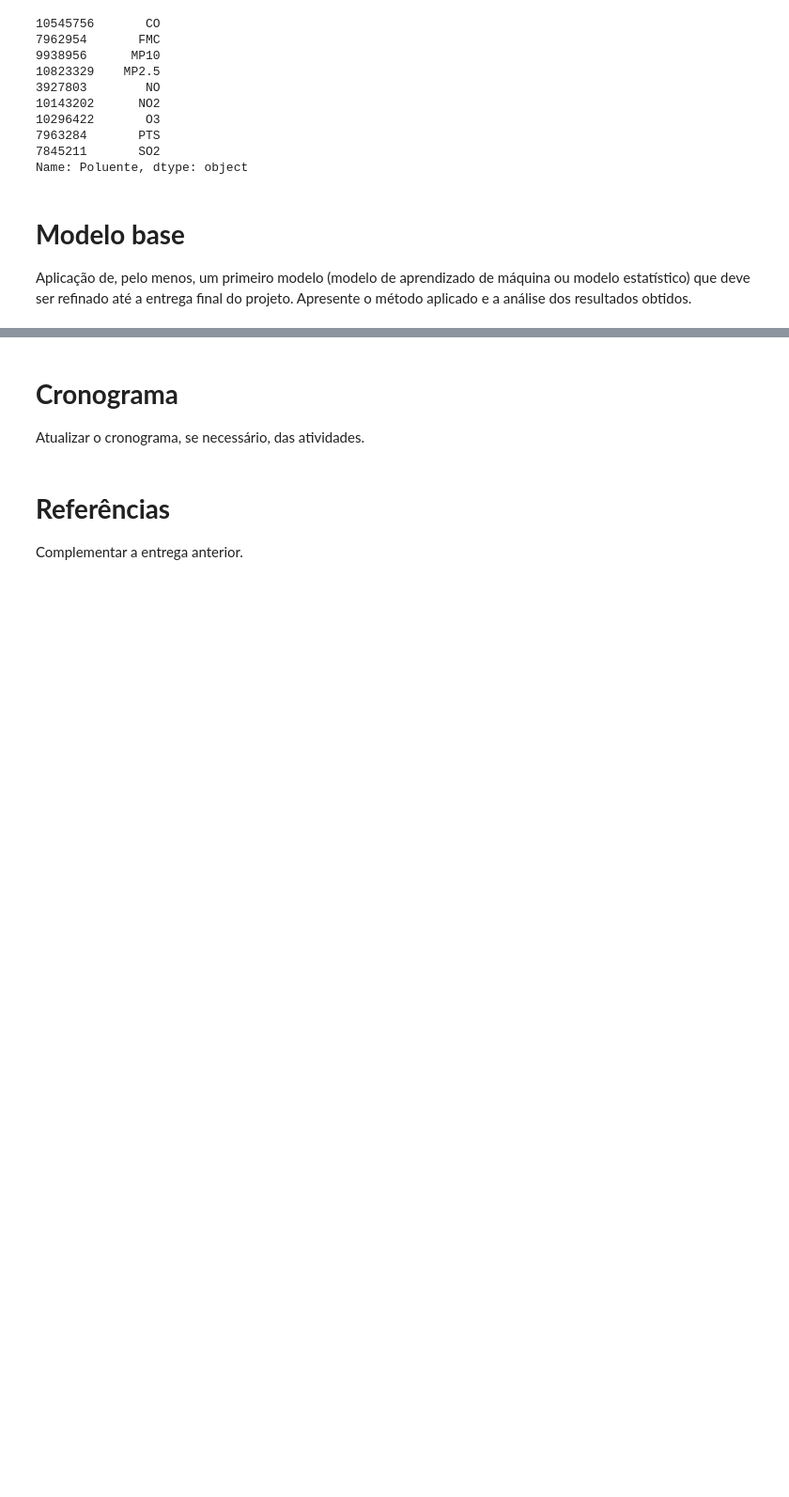
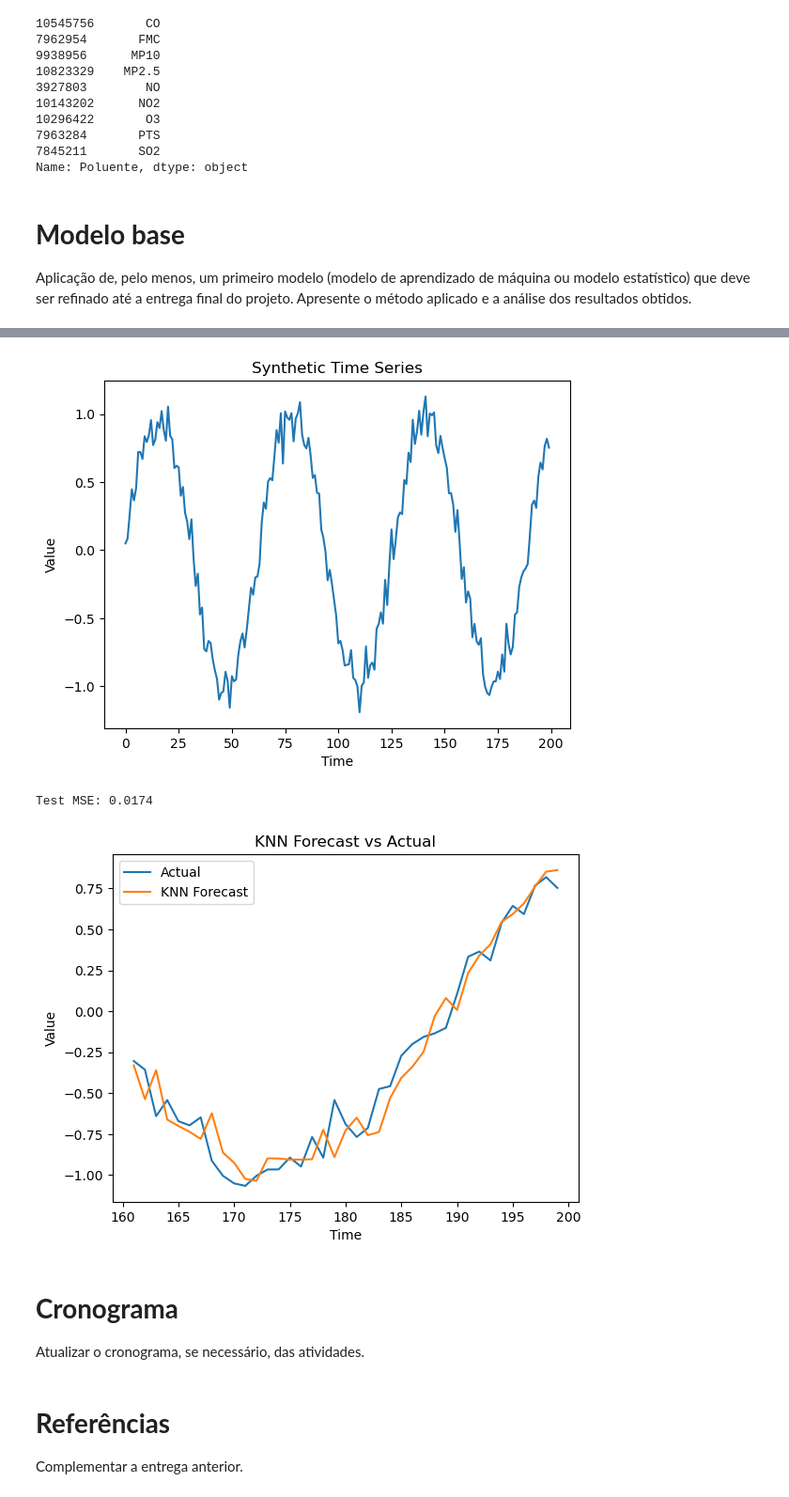
Before and after one commit to victorteodoro/projeto-aplicado-iv, a Jupyter notebook: projeto/cd_projeto_aplicado_IV_entrega_3.ipynb, the cells around one changed output, grey strips where cells are left out. Shown at 94% size. Cells and saved outputs as stored; diff of their text form; code cells hidden in the pictures; blank space fills up the shorter version.

```diff
--- a/projeto/cd_projeto_aplicado_IV_entrega_3.ipynb
+++ b/projeto/cd_projeto_aplicado_IV_entrega_3.ipynb
@@ -169,3 +221,68 @@ plt.show()
+# %%
+import numpy as np
+import pandas as pd
+from sklearn.preprocessing import StandardScaler
+from sklearn.neighbors import KNeighborsRegressor
+from sklearn.metrics import mean_squared_error
+import matplotlib.pyplot as plt
+
+def series_to_supervised(data, n_lags):
+    df = pd.DataFrame({'y': data})
+    for lag in range(1, n_lags + 1):
+        df[f'y(t-{lag})'] = df['y'].shift(lag)
+    return df.dropna()
+
+# Generate data
+np.random.seed(42)
+t = np.arange(0, 200)
+series = np.sin(0.1 * t) + np.random.normal(0, 0.1, size=len(t))
+
+# Plot series
+plt.plot(t, series)
+plt.title('Synthetic Time Series')
+plt.xlabel('Time')
+plt.ylabel('Value')
+plt.show()
+
+# Prepare supervised data
+n_lags = 5
+df = series_to_supervised(series, n_lags)
+X = df.drop('y', axis=1).values
+y = df['y'].values
+time_idx = df.index.values
+
+# Split
+split_point = int(len(X) * 0.8)
+X_train, X_test = X[:split_point], X[split_point:]
+y_train, y_test = y[:split_point], y[split_point:]
+t_test = time_idx[split_point:]
+
+# Scale features
+scaler = StandardScaler().fit(X_train)
+X_train_s = scaler.transform(X_train)
+X_test_s = scaler.transform(X_test)
+
+# Train KNN
+knn = KNeighborsRegressor(n_neighbors=5)
+knn.fit(X_train_s, y_train)
+
+# Predict & MSE
+y_pred = knn.predict(X_test_s)
+mse = mean_squared_error(y_test, y_pred)
+print(f'Test MSE: {mse:.4f}')
+
+# Plot actual vs forecast
+plt.plot(t_test, y_test, label='Actual')
+plt.plot(t_test, y_pred, label='KNN Forecast')
+plt.title('KNN Forecast vs Actual')
+plt.xlabel('Time')
+plt.ylabel('Value')
+plt.legend()
+plt.show()
+# %% [output]
+[figure, added]
+Test MSE: 0.0174
+[figure, added]
 # %% [markdown]
 # **Cronograma**
 
```
Also changed, not shown: parts of 2 cells of this notebook.
